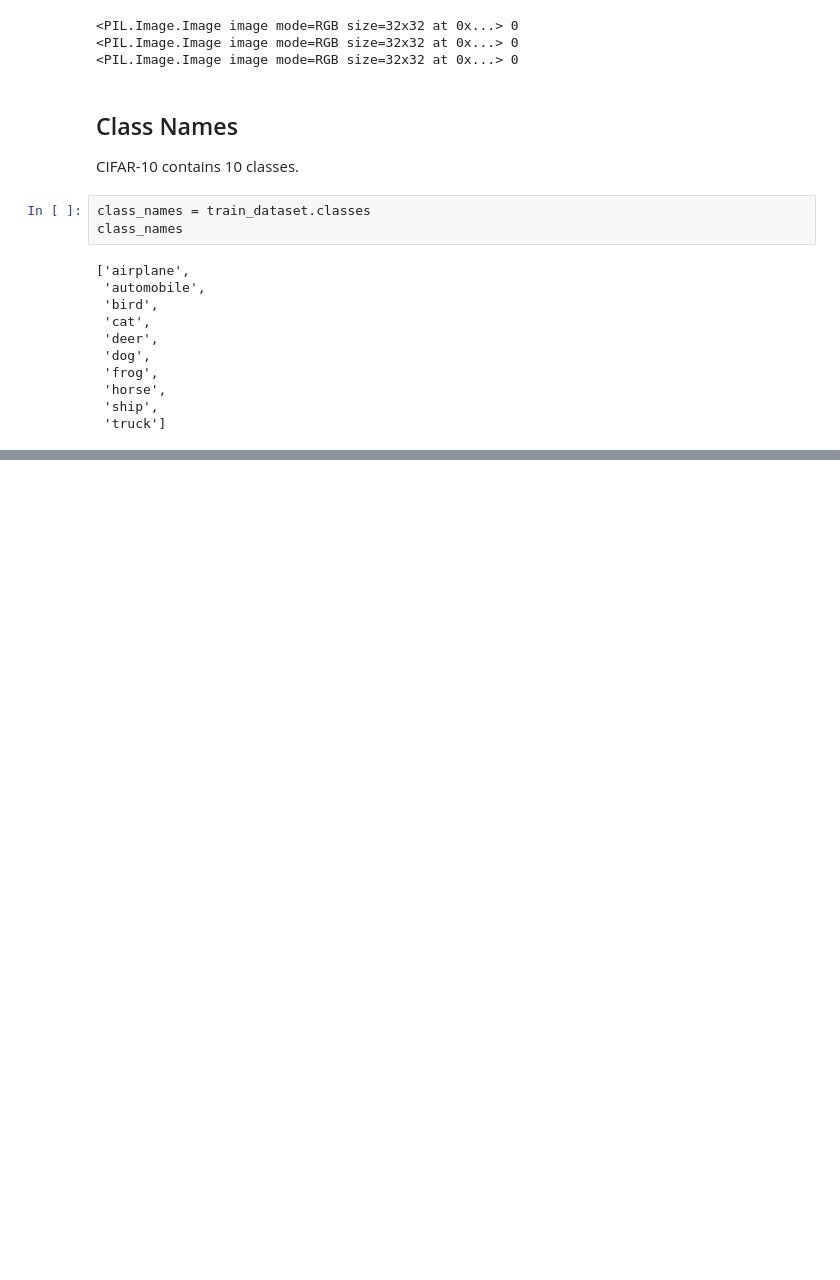
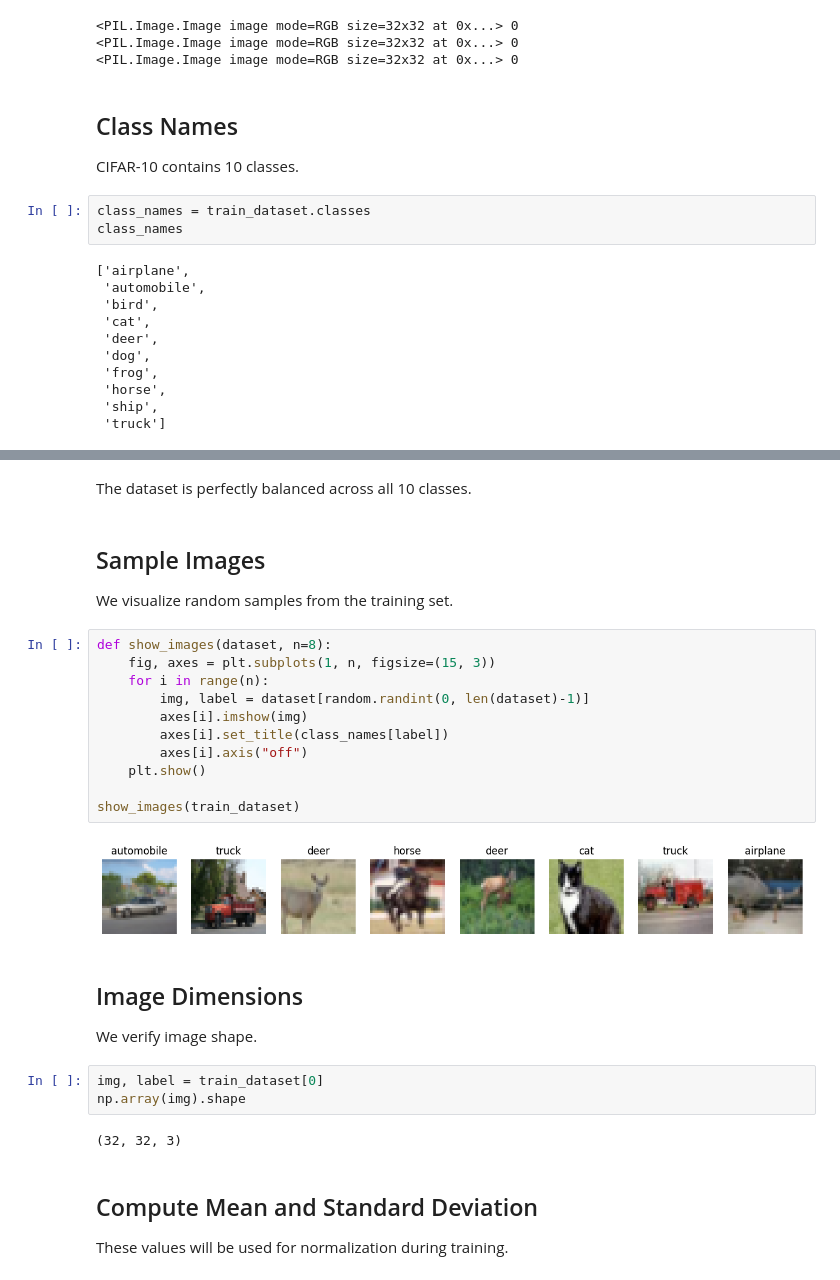
Before and after one commit to Aleex87/pytorch_cifar_10, a Jupyter notebook: notebook/eda.ipynb, the cells around one changed output, grey strips where cells are left out. Drawn from its saved outputs; the diff is of its cells as text; blank space fills up the shorter version.

```diff
--- a/notebook/eda.ipynb
+++ b/notebook/eda.ipynb
@@ -66,0 +88,32 @@ class_names
+# %% [markdown]
+The dataset is perfectly balanced across all 10 classes.
+# %% [markdown]
+## Sample Images
+
+We visualize random samples from the training set.
+# %%
+def show_images(dataset, n=8):
+    fig, axes = plt.subplots(1, n, figsize=(15, 3))
+    for i in range(n):
+        img, label = dataset[random.randint(0, len(dataset)-1)]
+        axes[i].imshow(img)
+        axes[i].set_title(class_names[label])
+        axes[i].axis("off")
+    plt.show()
+
+show_images(train_dataset)
+# %% [output]
+[figure, added]
+# %% [markdown]
+## Image Dimensions
+
+We verify image shape.
+# %%
+img, label = train_dataset[0]
+np.array(img).shape
+# %% [output]
+(32, 32, 3)
+# %% [markdown]
+## Compute Mean and Standard Deviation
+
+These values will be used for normalization during training.
```
Also changed, not shown: parts of 3 cells of this notebook.
